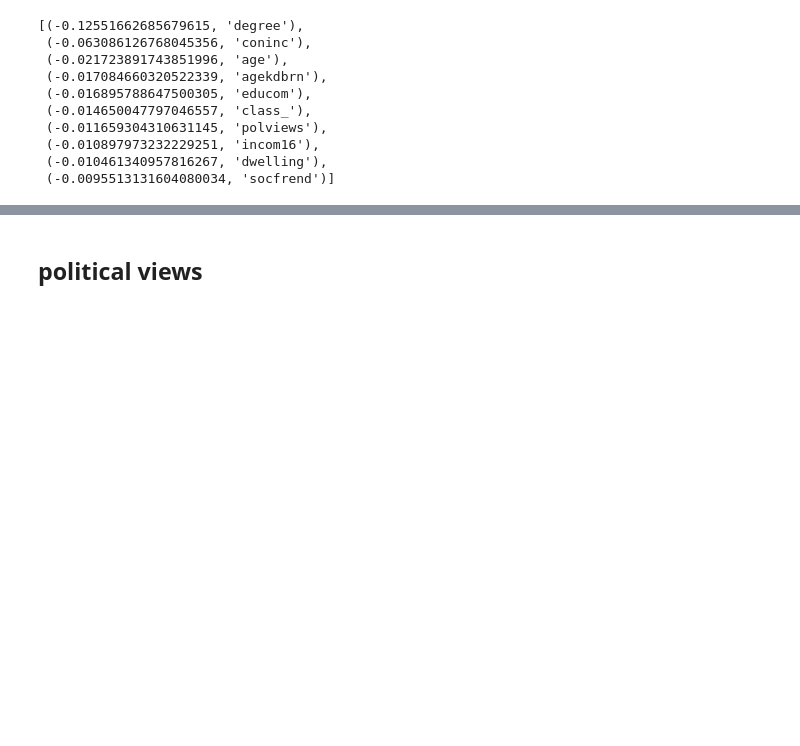
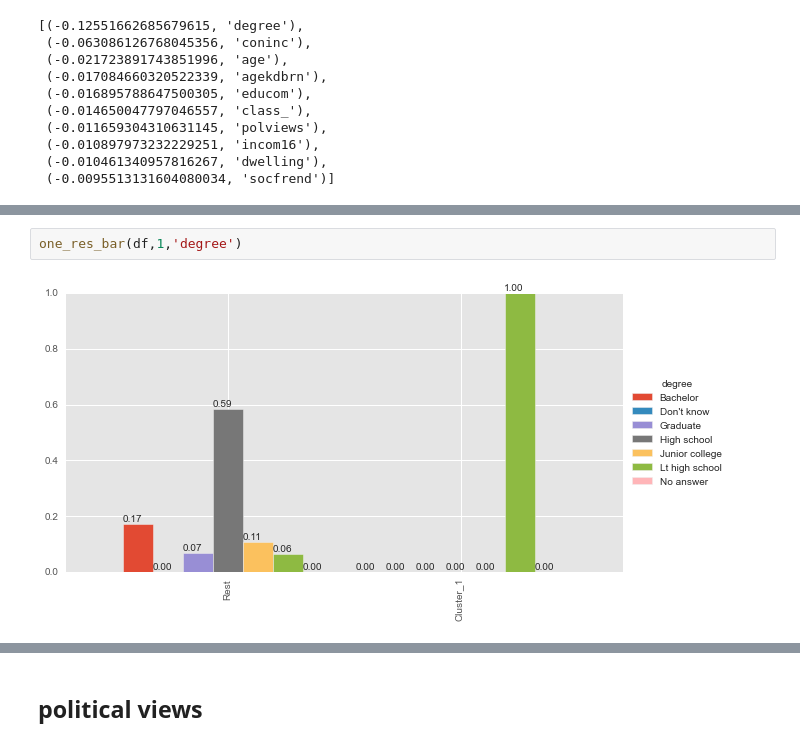
Before and after one commit to banjopickin/women_workforce, a Jupyter notebook: cluster_study.ipynb, the cells around one changed output, grey strips where cells are left out. Cells and saved outputs as stored; diff of their text form; blank space fills up the shorter version.

```diff
--- a/cluster_study.ipynb
+++ b/cluster_study.ipynb
@@ -64,0 +71,4 @@ sort_feature_means(c1,10)
+# %%
+one_res_bar(df,1,'degree')
+# %% [output]
+[figure, added]
```
Also changed, not shown: parts of 72 cells of this notebook, 2 other files.
